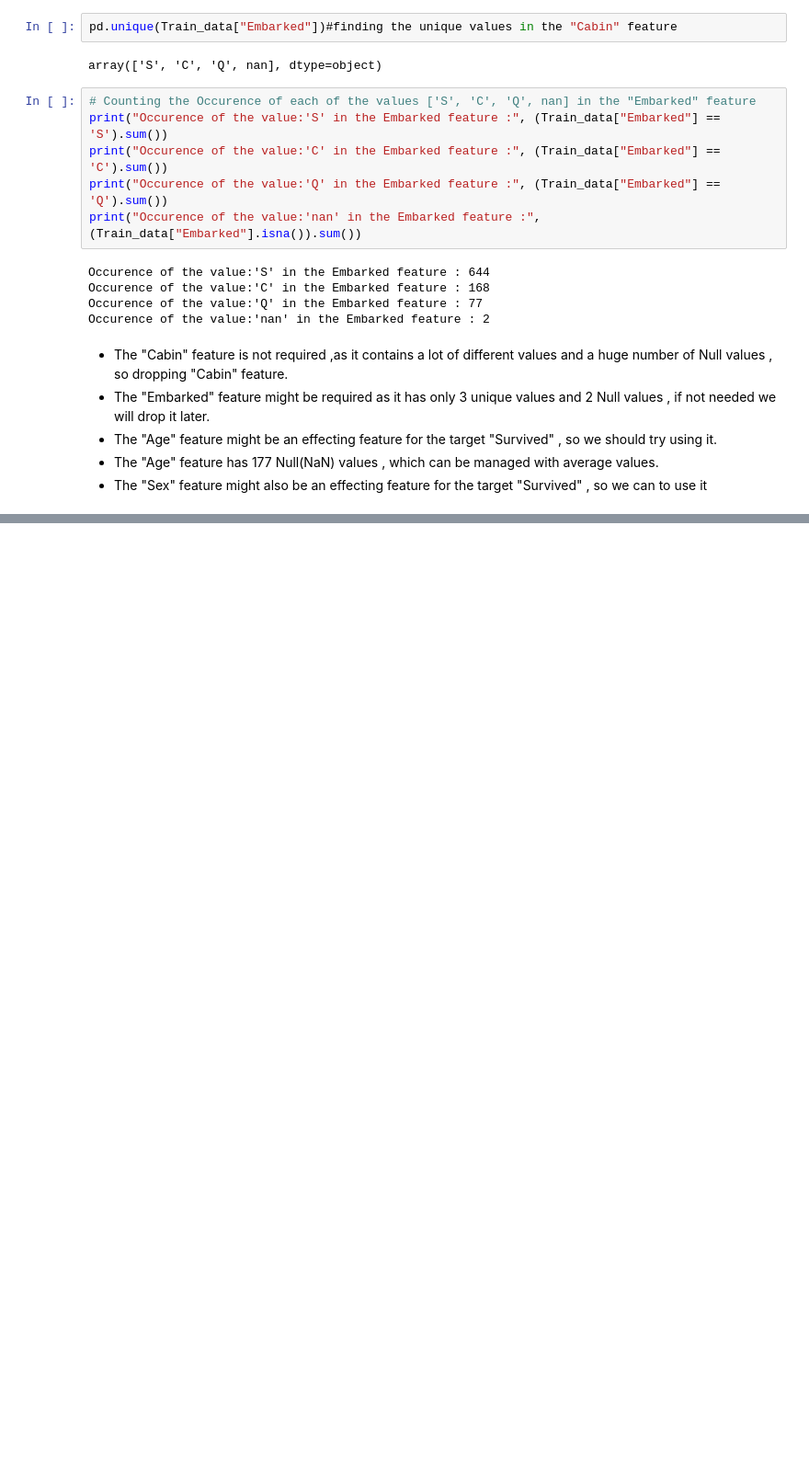
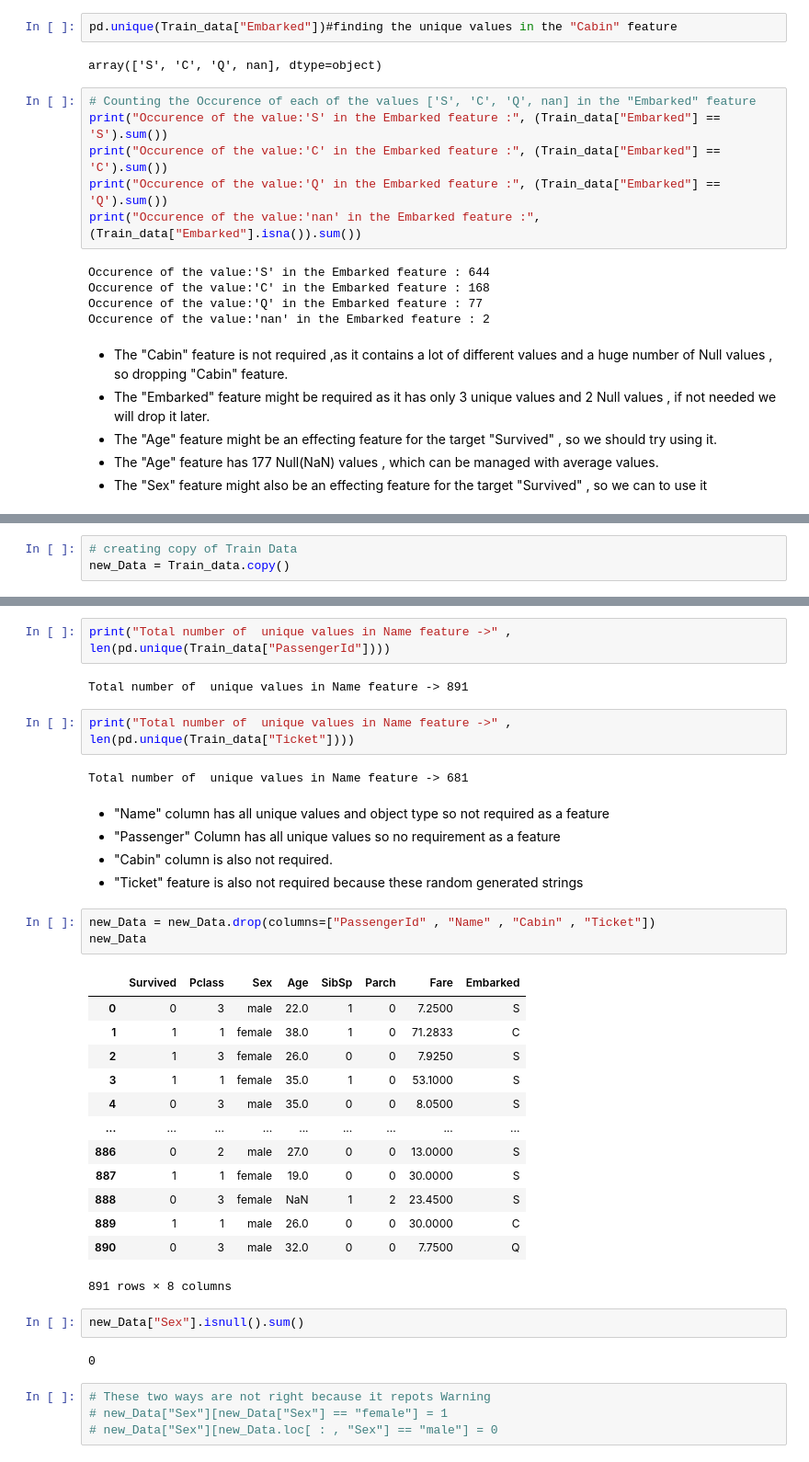
Before and after one commit to humancoder1/Titanic---Machine-Learning-from-Disaster-, a Jupyter notebook: model.ipynb, the cells around one changed output, grey strips where cells are left out. Shown: that part at 92% size. Drawn from its saved outputs; the diff is of its cells as text; blank space fills up the shorter version.

```diff
--- a/model.ipynb
+++ b/model.ipynb
@@ -162,0 +165,3 @@ Occurence of the value:'nan' in the Embarked feature : 2
+# %%
+# creating copy of Train Data
+new_Data = Train_data.copy()
@@ -162,0 +199,38 @@ Occurence of the value:'nan' in the Embarked feature : 2
+# %%
+print("Total number of  unique values in Name feature ->" , len(pd.unique(Train_data["PassengerId"])))
+# %% [output]
+Total number of  unique values in Name feature -> 891
+# %%
+print("Total number of  unique values in Name feature ->" , len(pd.unique(Train_data["Ticket"])))
+# %% [output]
+Total number of  unique values in Name feature -> 681
+# %% [markdown]
+- "Name" column has all unique values and object type so not required as a feature
+- "Passenger" Column has all unique values so no requirement as a feature
+- "Cabin" column is also not required.
+- "Ticket" feature is also not required because these random generated strings
+# %%
+new_Data = new_Data.drop(columns=["PassengerId" , "Name" , "Cabin" , "Ticket"])
+new_Data
+# %% [output]
+|  | Survived | Pclass | Sex | Age | SibSp | Parch | Fare | Embarked |
+| 0 | 0 | 3 | male | 22.0 | 1 | 0 | 7.2500 | S |
+| 1 | 1 | 1 | female | 38.0 | 1 | 0 | 71.2833 | C |
+| 2 | 1 | 3 | female | 26.0 | 0 | 0 | 7.9250 | S |
+| 3 | 1 | 1 | female | 35.0 | 1 | 0 | 53.1000 | S |
+| 4 | 0 | 3 | male | 35.0 | 0 | 0 | 8.0500 | S |
+| ... | ... | ... | ... | ... | ... | ... | ... | ... |
+| 886 | 0 | 2 | male | 27.0 | 0 | 0 | 13.0000 | S |
+| 887 | 1 | 1 | female | 19.0 | 0 | 0 | 30.0000 | S |
+| 888 | 0 | 3 | female | NaN | 1 | 2 | 23.4500 | S |
+| 889 | 1 | 1 | male | 26.0 | 0 | 0 | 30.0000 | C |
+| 890 | 0 | 3 | male | 32.0 | 0 | 0 | 7.7500 | Q |
+891 rows × 8 columns
+# %%
+new_Data["Sex"].isnull().sum()
+# %% [output]
+0
+# %%
+# These two ways are not right because it repots Warning
+# new_Data["Sex"][new_Data["Sex"] == "female"] = 1
+# new_Data["Sex"][new_Data.loc[ : , "Sex"] == "male"] = 0
```
Also changed, not shown: parts of 13 cells of this notebook.
